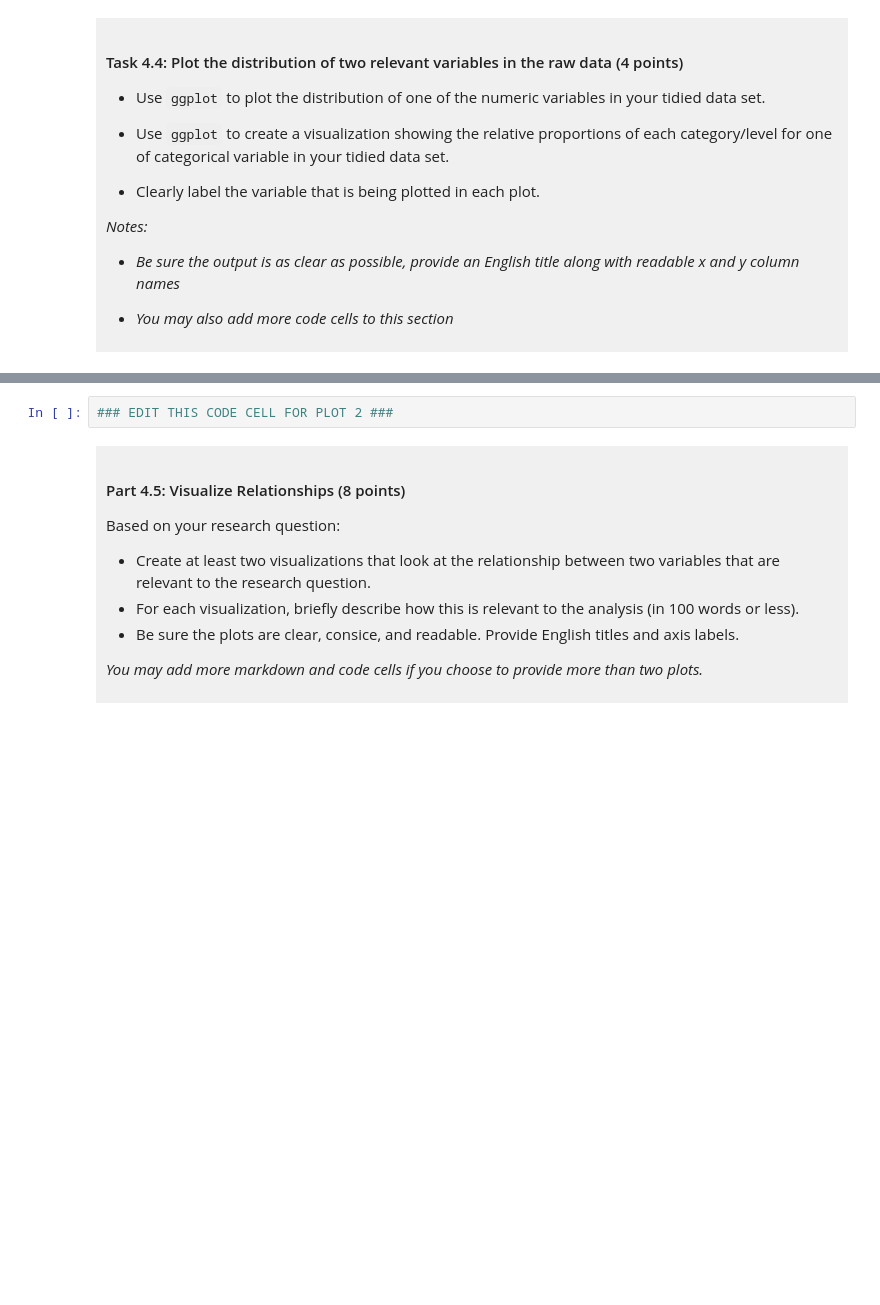
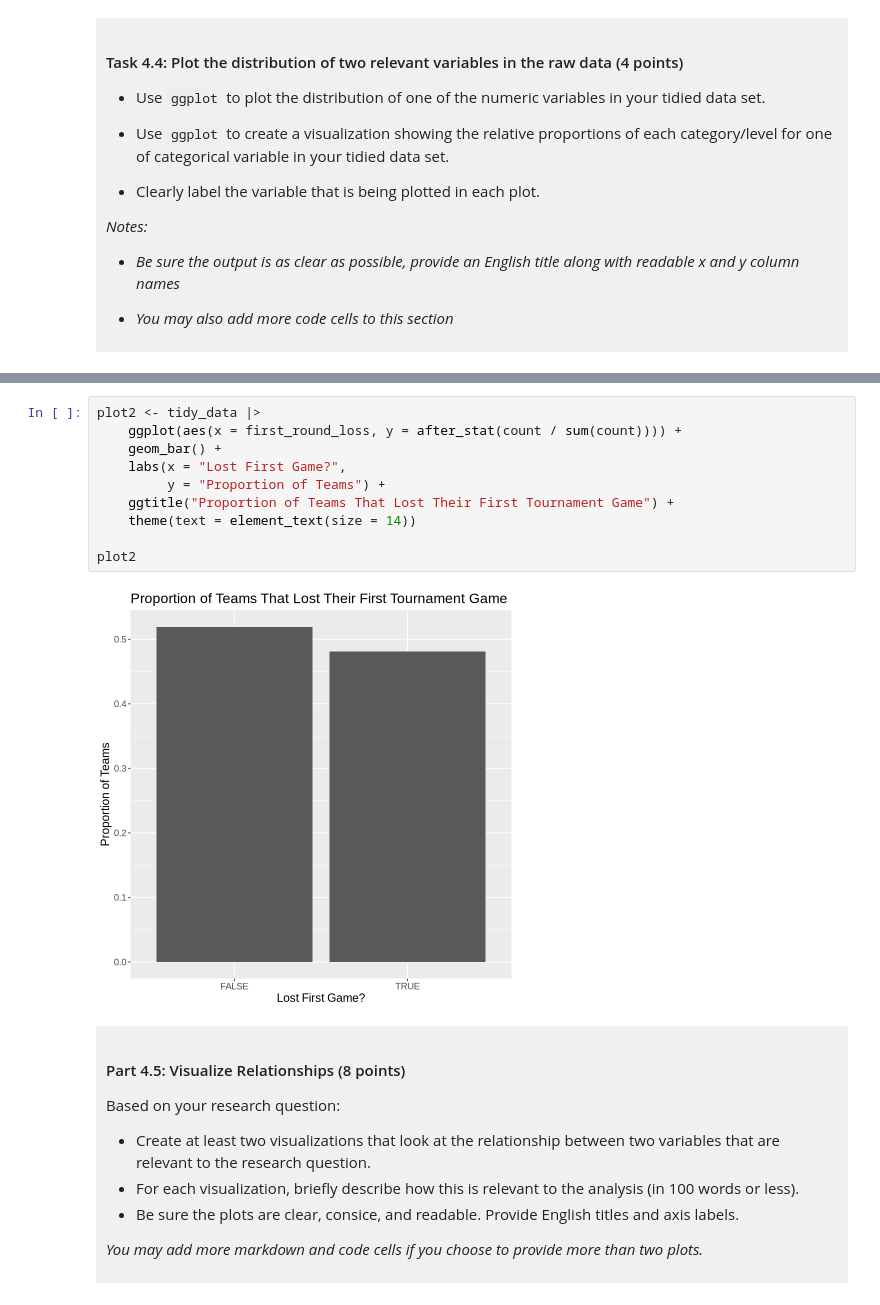
Before and after one commit to jaminwujw-ux/Jamin-s-DSCI-Project, a Jupyter notebook: dsci-100-project-notebook.ipynb, the cells around one changed output, grey strips where cells are left out. Drawn from its saved outputs; the diff is of its cells as text; blank space fills up the shorter version.

```diff
--- a/dsci-100-project-notebook.ipynb
+++ b/dsci-100-project-notebook.ipynb
@@ -297,5 +356,15 @@ You will refine your research question (if needed) and produce a tidy data set.
 # %%
-### EDIT THIS CODE CELL FOR PLOT 2 ###
+plot2 <- tidy_data |>
+    ggplot(aes(x = first_round_loss, y = after_stat(count / sum(count)))) +
+    geom_bar() +
+    labs(x = "Lost First Game?",
+         y = "Proportion of Teams") +
+    ggtitle("Proportion of Teams That Lost Their First Tournament Game") +
+    theme(text = element_text(size = 14))
+
+plot2
+# %% [output]
+[figure, added]
 # %% [markdown]
 <div style="background-color: #f0f0f0; padding: 10px;">
 
```
Also changed, not shown: parts of 11 cells of this notebook.
